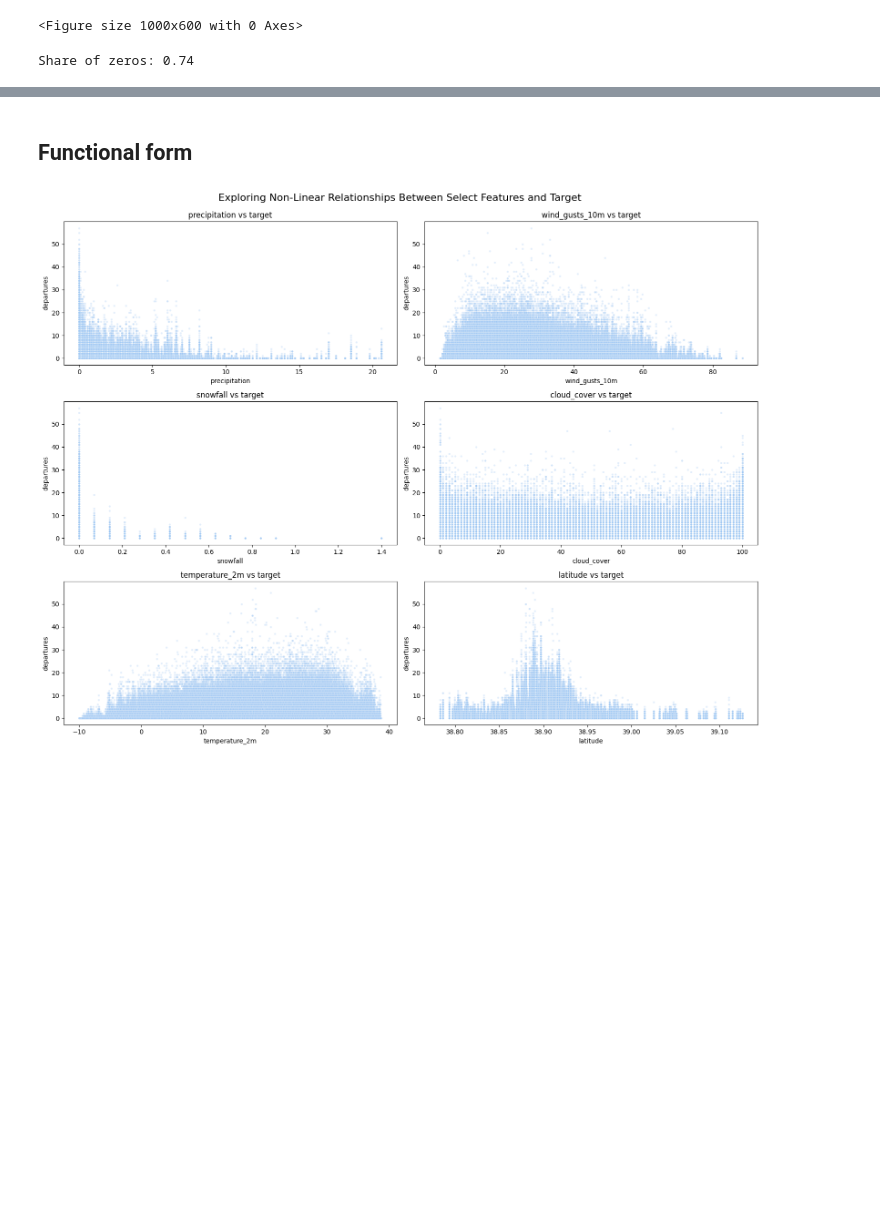
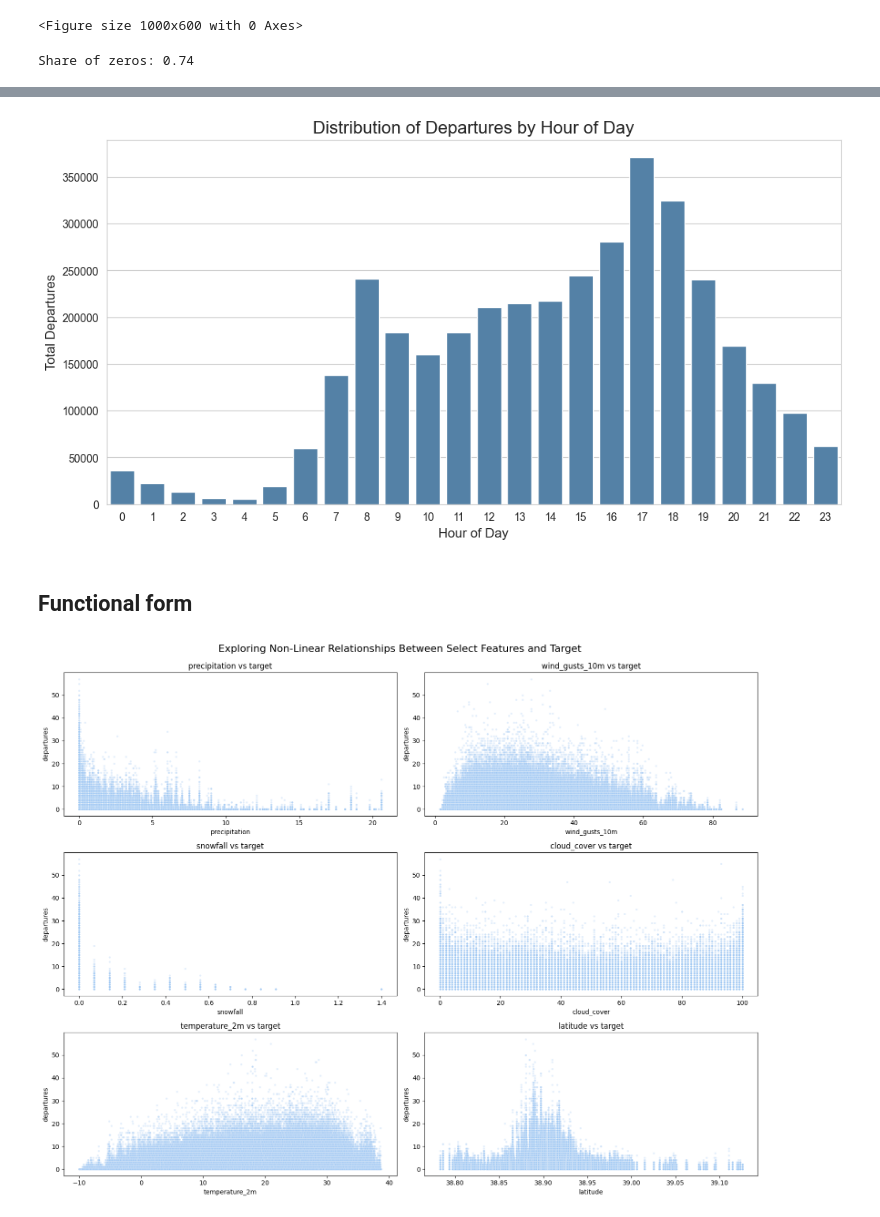
Before and after one commit to linusha/rental-bike-predictions, a Jupyter notebook: eda.ipynb, the cells around one changed output, grey strips where cells are left out. Drawn from its saved outputs; the diff is of its cells as text; code cells hidden in the pictures; blank space fills up the shorter version.

```diff
--- a/eda.ipynb
+++ b/eda.ipynb
@@ -235,3 +252,18 @@ Share of zeros: 0.74
+# %%
+hourly_totals = df.groupby("hour")["departures"].sum().reset_index()
+hourly_totals = hourly_totals.sort_values(by="hour")
+
+plt.figure(figsize=(12, 6))
+sns.set_style("whitegrid")
+
+sns.barplot(x="hour", y="departures", data=hourly_totals, color='steelblue')
+plt.title('Distribution of Departures by Hour of Day', fontsize=16)
+plt.xlabel('Hour of Day', fontsize=12)
+plt.ylabel('Total Departures (over all stations)', fontsize=12)
+plt.savefig('figures/departures_by_time.png')
+plt.show()
+# %% [output]
+[figure, added]
 # %% [markdown]
 ## Functional form
 # %%
```
Also changed, not shown: parts of 4 cells of this notebook.
